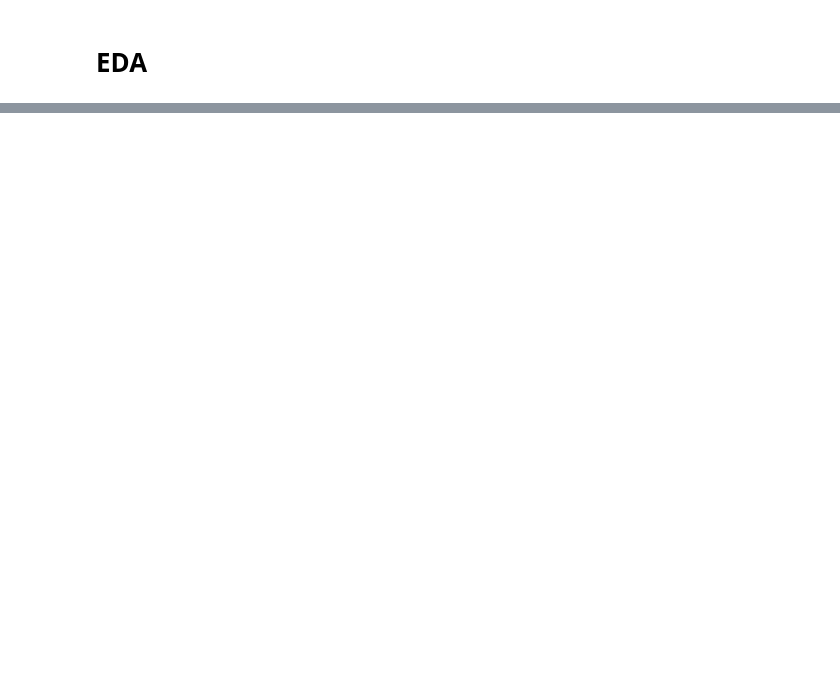
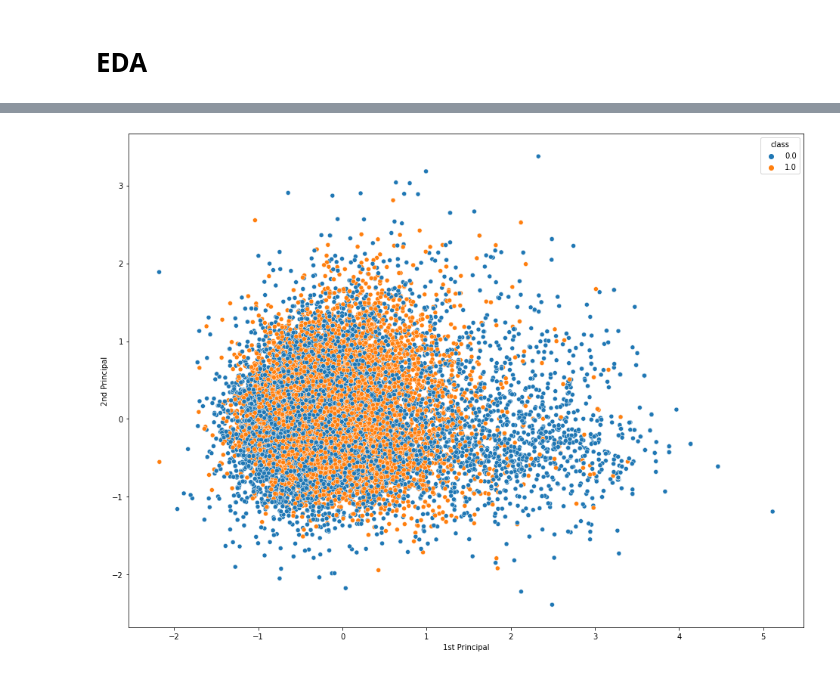
Before and after one commit to Markolinhio/ELEC-E5550-NLP-Project, a Jupyter notebook: notebooks/Exploration.ipynb, the cells around one changed output, grey strips where cells are left out. Cells and saved outputs as stored; diff of their text form; code cells hidden in the pictures; blank space fills up the shorter version.

```diff
--- a/notebooks/Exploration.ipynb
+++ b/notebooks/Exploration.ipynb
@@ -77,0 +132,6 @@ plt.show()
+# %%
+words_in_sentences=[]
+for i in tqdm(range(len(data))):
+    text = data.iloc[i, 0]
+    words_in_sentences.append(text.split())
+words_in_sentences[0]
@@ -77,0 +156,4 @@ plt.show()
+# %%
+w = w2v(sentences=words_in_sentences,vector_size = 600)
+vocab=list(w.wv.key_to_index.keys())
+vocab[:10]
@@ -77,0 +162,19 @@ plt.show()
+# %%
+def avg_w2vec(sentences):
+    transformed=[]
+    for sentence in tqdm(sentences):
+        count=0
+        vector=np.zeros(600)
+        for word in sentence.split():
+            if word in vocab:
+                vector+=w.wv.get_vector(word)
+                count+=1
+        if count!=0:
+            vector/=count
+            transformed.append(vector)
+        else:
+            print(sentence)
+    return np.array(transformed)
+
+vec_data = avg_w2vec(list(data['Processed Text']))
+vec_data
@@ -77,0 +195,11 @@ plt.show()
+# %%
+pca_tf_idf = pca.fit_transform(vec_data)
+plt.figure(figsize=(16, 12))
+sns.scatterplot(x=pca_tf_idf[:,0],
+                y=pca_tf_idf[:,1],
+                hue=data['class'].astype(str))
+plt.xlabel("1st Principal")
+plt.ylabel("2nd Principal")
+plt.show()
+# %% [output]
+[figure, added]
```
Also changed, not shown: parts of 21 cells of this notebook, 3 other files.
